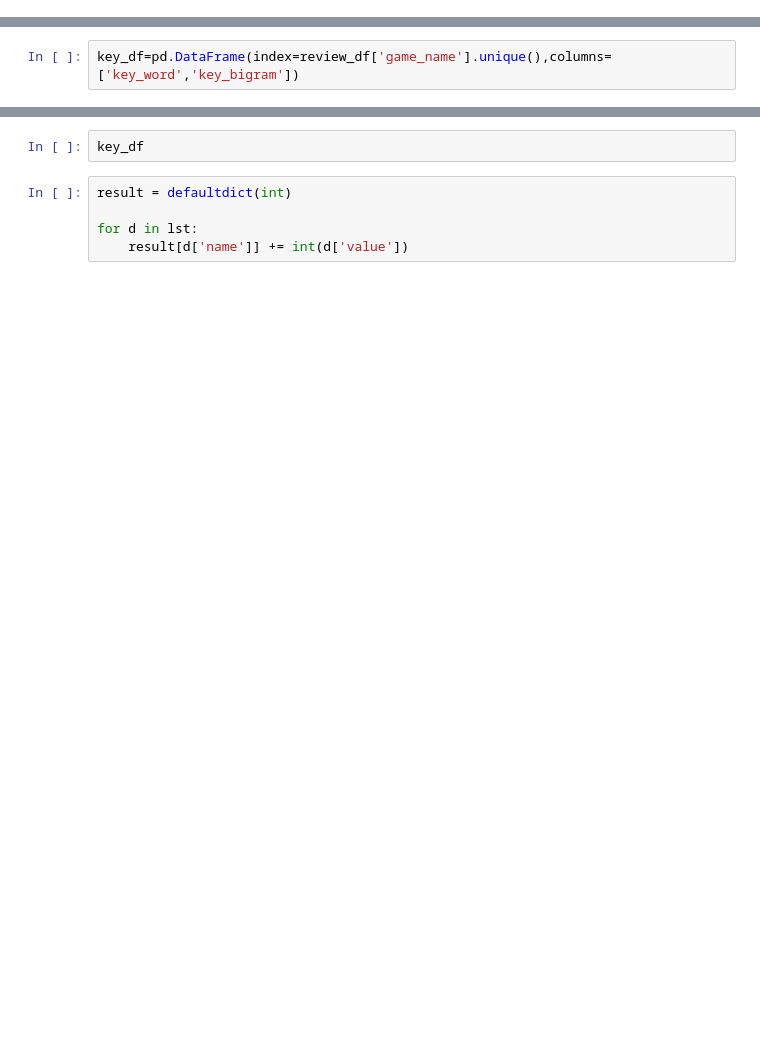
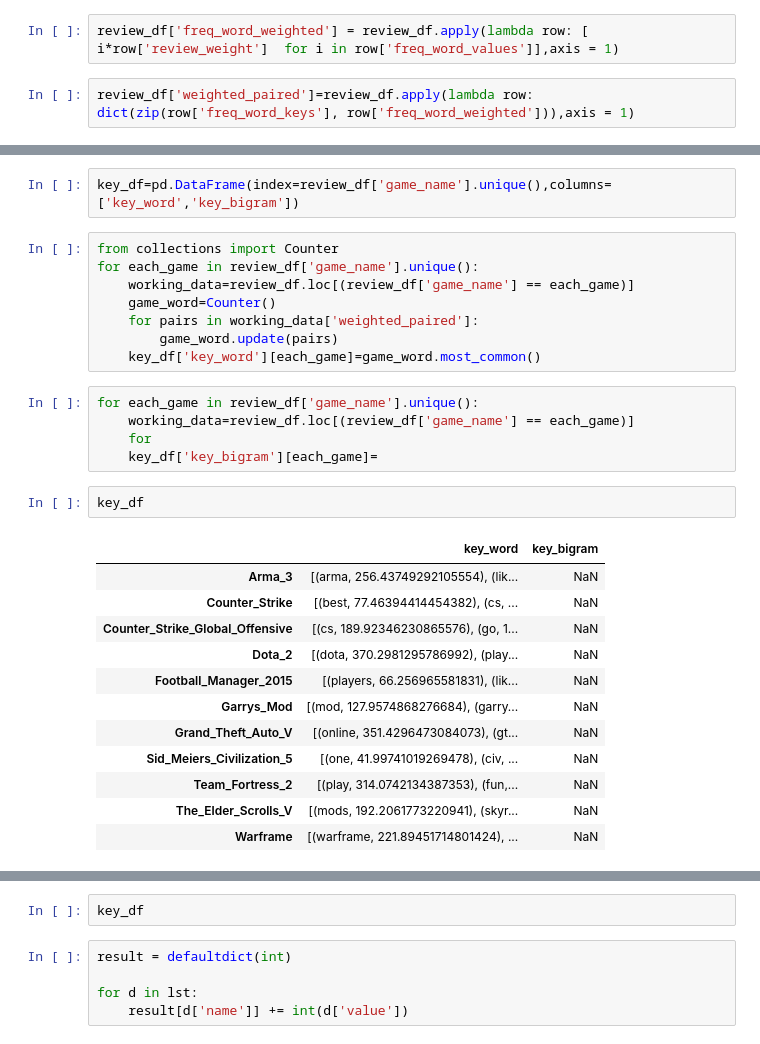
Before and after one commit to shshim906/Capstone1, a Jupyter notebook: game data wrangling.ipynb, the cells around one changed output, grey strips where cells are left out. Cells and saved outputs as stored; diff of their text form; blank space fills up the shorter version.

```diff
--- a/game data wrangling.ipynb
+++ b/game data wrangling.ipynb
@@ -243,0 +221,4 @@ defaultdict(<class 'int'>, {'people': 2, 'want': 1, 'fast': 2, 'action': 1, 'mov
+# %%
+review_df['freq_word_weighted'] = review_df.apply(lambda row: [ i*row['review_weight']  for i in row['freq_word_values']],axis = 1)
+# %%
+review_df['weighted_paired']=review_df.apply(lambda row: dict(zip(row['freq_word_keys'], row['freq_word_weighted'])),axis = 1)
@@ -244,2 +253,30 @@ defaultdict(<class 'int'>, {'people': 2, 'want': 1, 'fast': 2, 'action': 1, 'mov
 # %%
 key_df=pd.DataFrame(index=review_df['game_name'].unique(),columns=['key_word','key_bigram'])
+# %%
+from collections import Counter
+for each_game in review_df['game_name'].unique():
+    working_data=review_df.loc[(review_df['game_name'] == each_game)]
+    game_word=Counter()
+    for pairs in working_data['weighted_paired']:
+        game_word.update(pairs)
+    key_df['key_word'][each_game]=game_word.most_common()
+# %%
+for each_game in review_df['game_name'].unique():
+    working_data=review_df.loc[(review_df['game_name'] == each_game)]
+    for
+    key_df['key_bigram'][each_game]=
+# %%
+key_df
+# %% [output]
+|  | key_word | key_bigram |
+| Arma_3 | [(arma, 256.43749292105554), (lik... | NaN |
+| Counter_Strike | [(best, 77.46394414454382), (cs, ... | NaN |
+| Counter_Strike_Global_Offensive | [(cs, 189.92346230865576), (go, 1... | NaN |
+| Dota_2 | [(dota, 370.2981295786992), (play... | NaN |
+| Football_Manager_2015 | [(players, 66.256965581831), (lik... | NaN |
+| Garrys_Mod | [(mod, 127.9574868276684), (garry... | NaN |
+| Grand_Theft_Auto_V | [(online, 351.4296473084073), (gt... | NaN |
+| Sid_Meiers_Civilization_5 | [(one, 41.99741019269478), (civ, ... | NaN |
+| Team_Fortress_2 | [(play, 314.0742134387353), (fun,... | NaN |
+| The_Elder_Scrolls_V | [(mods, 192.2061773220941), (skyr... | NaN |
+| Warframe | [(warframe, 221.89451714801424), ... | NaN |
```
Also changed, not shown: parts of 29 cells of this notebook.
